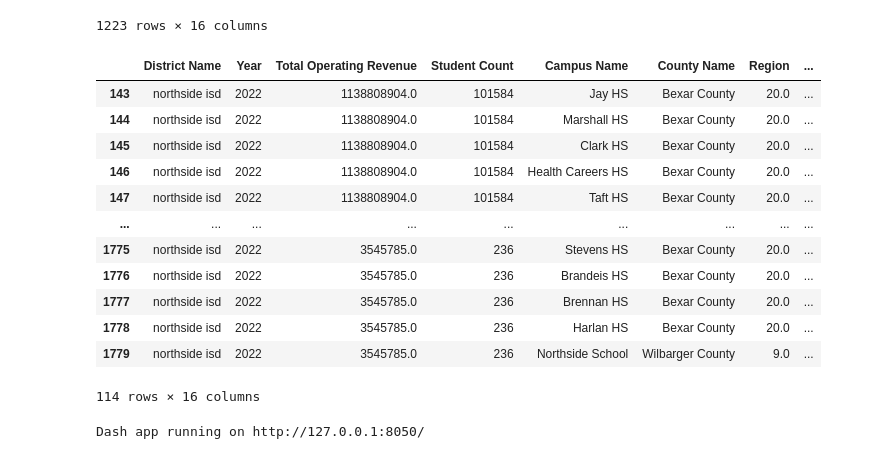
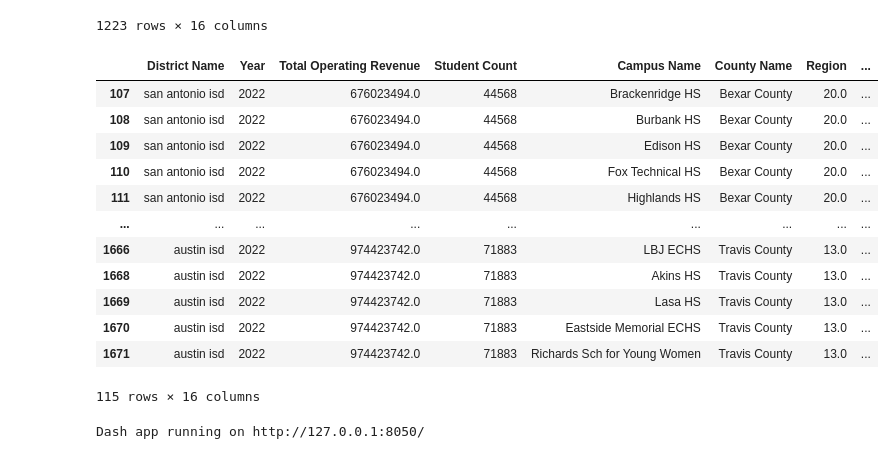
Before and after one commit to Amarilli/TexasISDs, a Jupyter notebook: project_notebook/hisako_plots.ipynb, the cells around one changed output. Drawn from its saved outputs; the diff is of its cells as text; code cells hidden in the pictures.

```diff
--- a/project_notebook/hisako_plots.ipynb
+++ b/project_notebook/hisako_plots.ipynb
@@ -307,24 +307,28 @@ score_finance_complete.sort_values("Student Count", ascending= False)
 # %%
 student_count_top_bottom = ['houston isd', 'dallas isd', 'cypress-fairbanks isd', 'northside isd', 'katy isd',
                   'cherokee isd','priddy isd','richland springs isd	', 'southland isd','marathon isd']
 
+big_city_schools = ['san antonio isd', 'austin isd', 'fort worth isd' , 'dallas isd', 'houston isd']
+
 # selecting rows based on condition
-student_number_topbottom_5 = score_finance_complete[score_finance_complete['District Name'].isin(student_count_top_bottom)]
-student_number_topbottom_5
+student_number_topbottom_5 = score_finance_complete[(score_finance_complete['District Name']).isin(student_count_top_bottom)]
+big_city_school_df =  score_finance_complete[(score_finance_complete["District Name"]).isin(big_city_schools)]
+
+big_city_school_df
 # %% [output]
 |  | District Name | Year | Total Operating Revenue | Student Count | Campus Name | County Name | Region | ... |
-| 143 | northside isd | 2022 | 1138808904.0 | 101584 | Jay HS | Bexar County | 20.0 | ... |
-| 144 | northside isd | 2022 | 1138808904.0 | 101584 | Marshall HS | Bexar County | 20.0 | ... |
-| 145 | northside isd | 2022 | 1138808904.0 | 101584 | Clark HS | Bexar County | 20.0 | ... |
-| 146 | northside isd | 2022 | 1138808904.0 | 101584 | Health Careers HS | Bexar County | 20.0 | ... |
-| 147 | northside isd | 2022 | 1138808904.0 | 101584 | Taft HS | Bexar County | 20.0 | ... |
+| 107 | san antonio isd | 2022 | 676023494.0 | 44568 | Brackenridge HS | Bexar County | 20.0 | ... |
+| 108 | san antonio isd | 2022 | 676023494.0 | 44568 | Burbank HS | Bexar County | 20.0 | ... |
+| 109 | san antonio isd | 2022 | 676023494.0 | 44568 | Edison HS | Bexar County | 20.0 | ... |
+| 110 | san antonio isd | 2022 | 676023494.0 | 44568 | Fox Technical HS | Bexar County | 20.0 | ... |
+| 111 | san antonio isd | 2022 | 676023494.0 | 44568 | Highlands HS | Bexar County | 20.0 | ... |
 | ... | ... | ... | ... | ... | ... | ... | ... | ... |
-| 1775 | northside isd | 2022 | 3545785.0 | 236 | Stevens HS | Bexar County | 20.0 | ... |
-| 1776 | northside isd | 2022 | 3545785.0 | 236 | Brandeis HS | Bexar County | 20.0 | ... |
-| 1777 | northside isd | 2022 | 3545785.0 | 236 | Brennan HS | Bexar County | 20.0 | ... |
-| 1778 | northside isd | 2022 | 3545785.0 | 236 | Harlan HS | Bexar County | 20.0 | ... |
-| 1779 | northside isd | 2022 | 3545785.0 | 236 | Northside School | Wilbarger County | 9.0 | ... |
+| 1666 | austin isd | 2022 | 974423742.0 | 71883 | LBJ ECHS | Travis County | 13.0 | ... |
+| 1668 | austin isd | 2022 | 974423742.0 | 71883 | Akins HS | Travis County | 13.0 | ... |
+| 1669 | austin isd | 2022 | 974423742.0 | 71883 | Lasa HS | Travis County | 13.0 | ... |
+| 1670 | austin isd | 2022 | 974423742.0 | 71883 | Eastside Memorial ECHS | Travis County | 13.0 | ... |
+| 1671 | austin isd | 2022 | 974423742.0 | 71883 | Richards Sch for Young Women | Travis County | 13.0 | ... |
-114 rows × 16 columns
+115 rows × 16 columns
 # %%
 import plotly.express as px
 # %%
```
Also changed, not shown: parts of 15 cells of this notebook.
